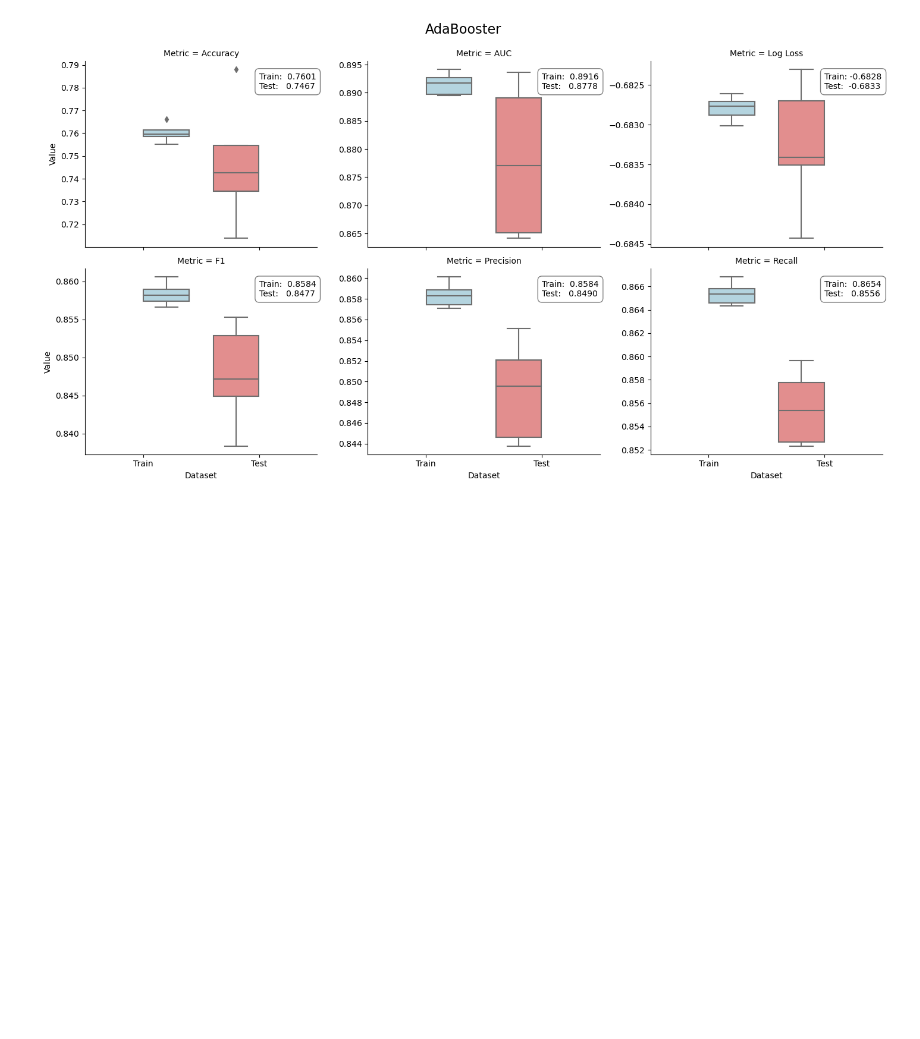
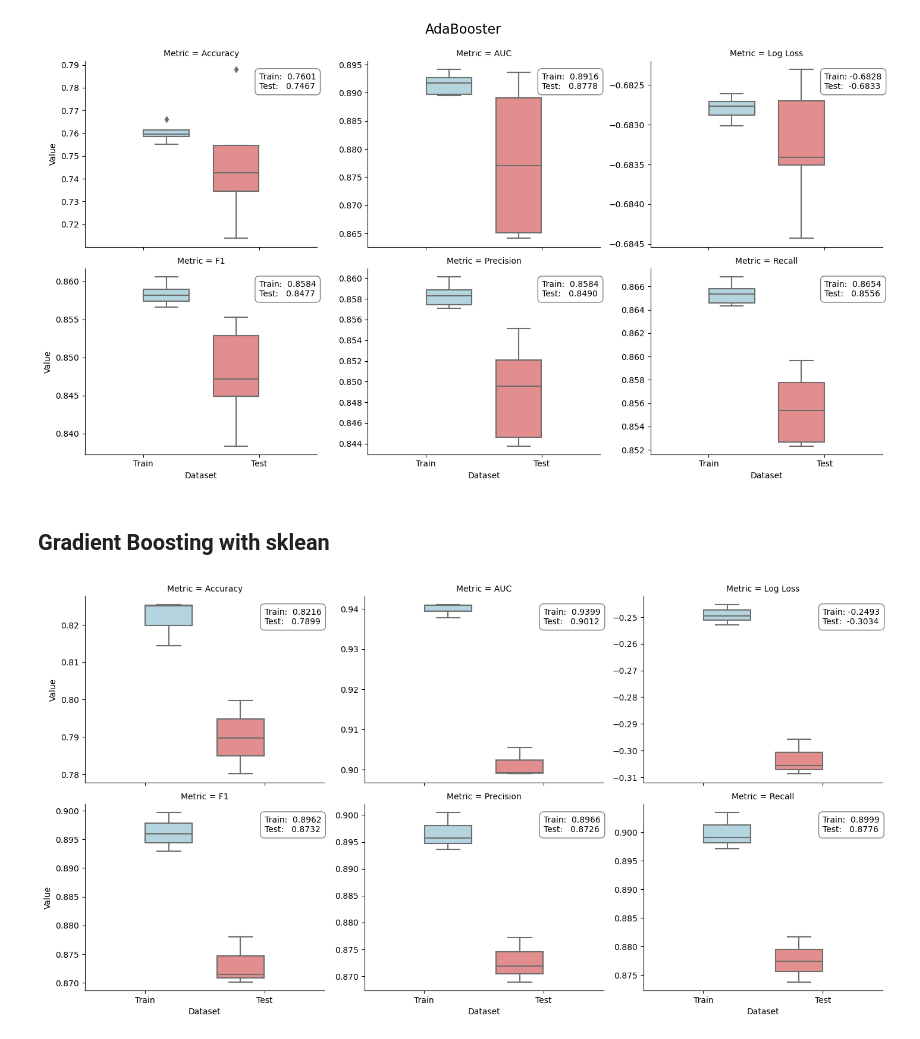
Before and after one commit to georgesmyr/CreditRisk, a Jupyter notebook: Boosting.ipynb, the cells around one changed output. Saved outputs shown, nothing was run; the diff lists cells and outputs as text; code cells hidden in the pictures; blank space fills up the shorter version.

Commit message:
Boosting update

```diff
--- a/Boosting.ipynb
+++ b/Boosting.ipynb
@@ -85,3 +85,28 @@ results = utils.run_cross_validation(estimator=ada,
                            model='AdaBooster')
 # %% [output]
 [figure]
+# %% [markdown]
+## Gradient Boosting with sklean
+# %%
+sklearn_gbm = HistGradientBoostingClassifier(loss='log_loss',
+                                             learning_rate=0.1,          # regulates the contribution of each tree
+                                             max_iter=100,               # number of boosting stages
+                                             min_samples_leaf=20,
+                                             max_depth=None,
+                                             random_state=None,
+                                             max_leaf_nodes=31,          # opt value depends on feature interaction
+                                             warm_start=False,
+    #                                         early_stopping=True,
+    #                                         scoring='loss',
+    #                                         validation_fraction=0.1,
+    #                                         n_iter_no_change=None,
+                                             verbose=0,
+                                             tol=0.0001)
+# %%
+sklearn_gbm_results = utils.run_cross_validation(estimator=sklearn_gbm,
+                                                 X=loandata.features,
+                                                 y=loandata.loan_status,
+                                                 metrics=metrics,
+                                                 cv=3)
+# %% [output]
+[figure, added]
```
Also changed, not shown: parts of 1 cell of this notebook.
